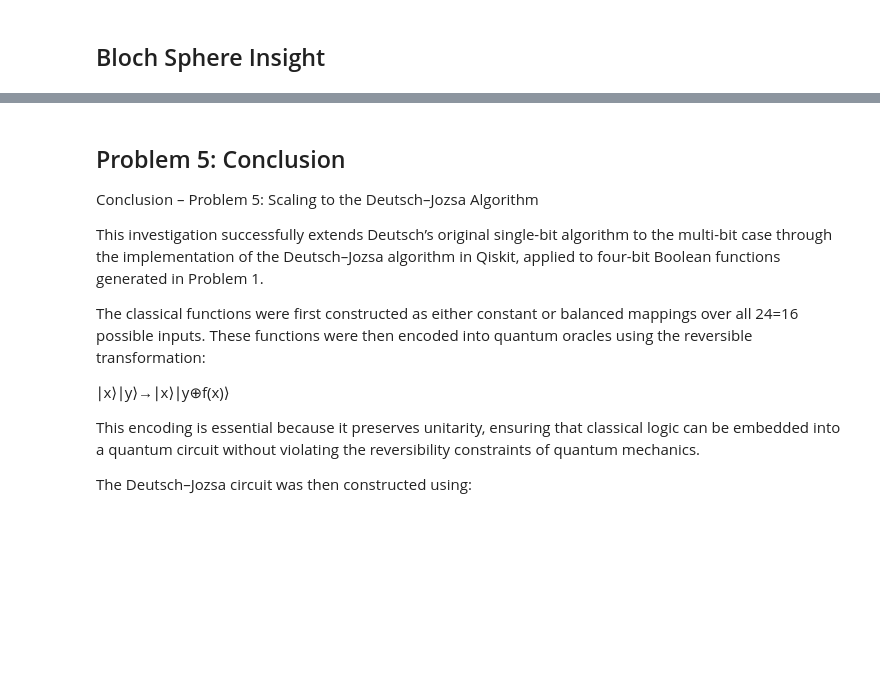
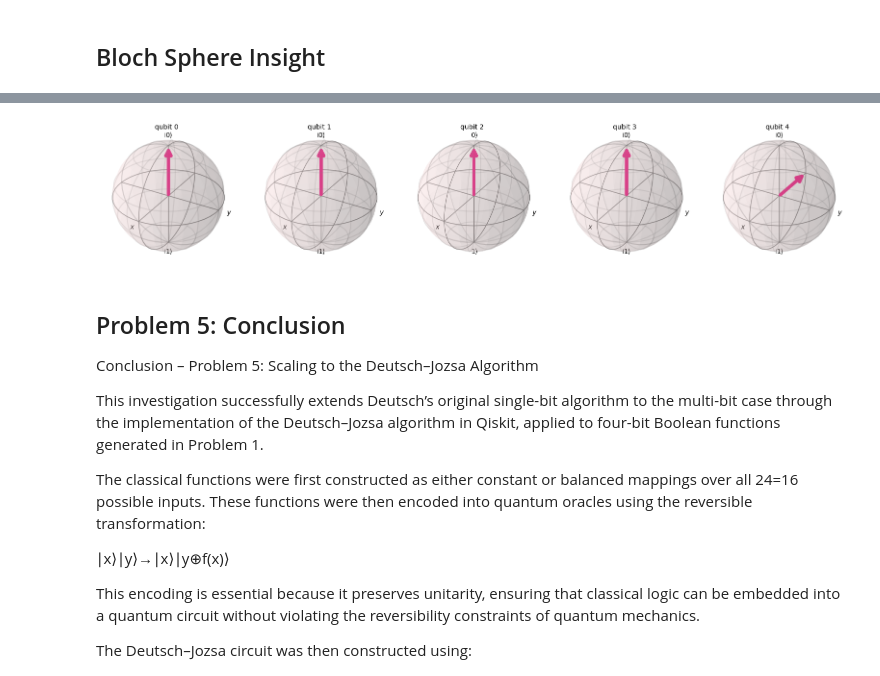
Before and after one commit to danstevemukulupi/emerging_technologies_assessment_2026, a Jupyter notebook: problems.ipynb, the cells around one changed output, grey strips where cells are left out. Saved outputs shown, nothing was run; the diff lists cells and outputs as text; code cells hidden in the pictures; blank space fills up the shorter version.

```diff
--- a/problems.ipynb
+++ b/problems.ipynb
@@ -2586,3 +2610,8 @@ The result highlights one of the most important principles of quantum computing:
+# %%
+fig = plot_bloch_multivector(state)
+display(fig)
+# %% [output]
+[figure, added]
 # %% [markdown]
 ## Problem 5: Conclusion
 
```
Also changed, not shown: parts of 20 cells of this notebook.
